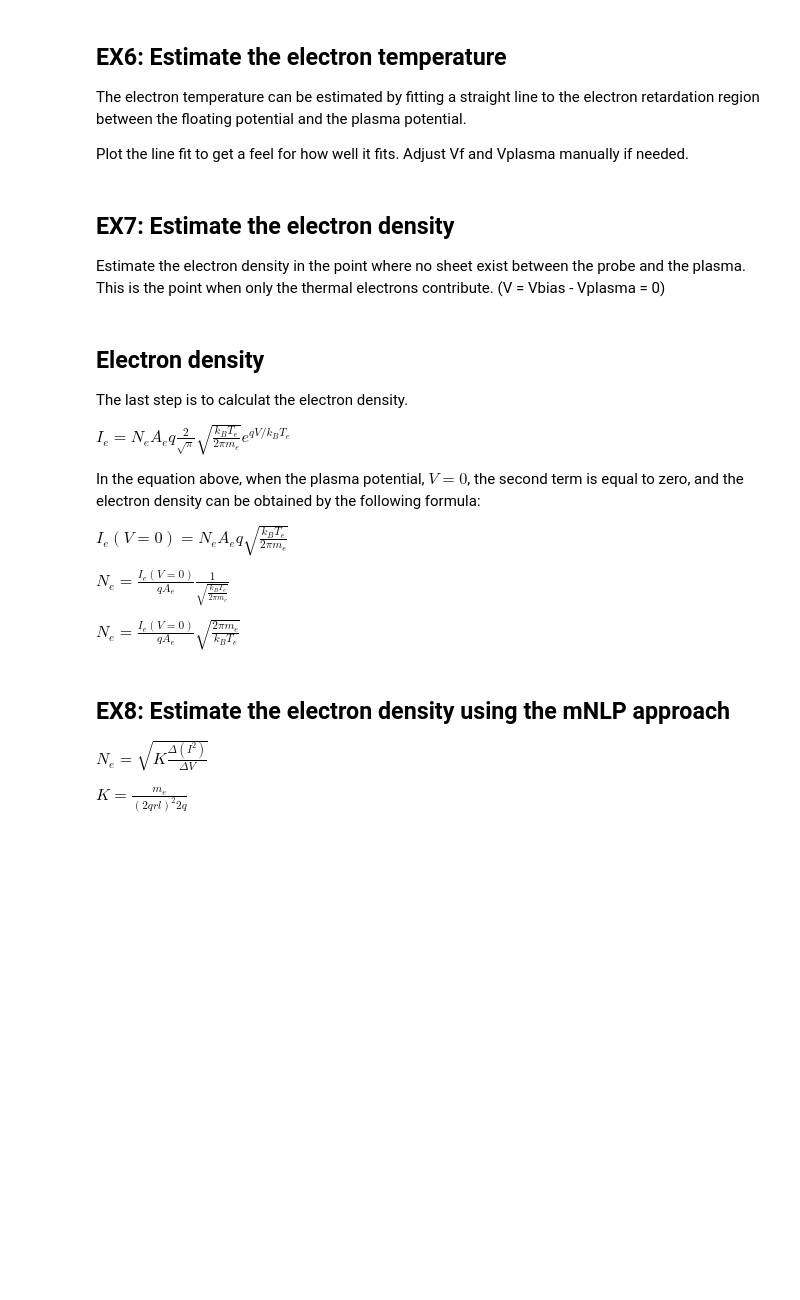
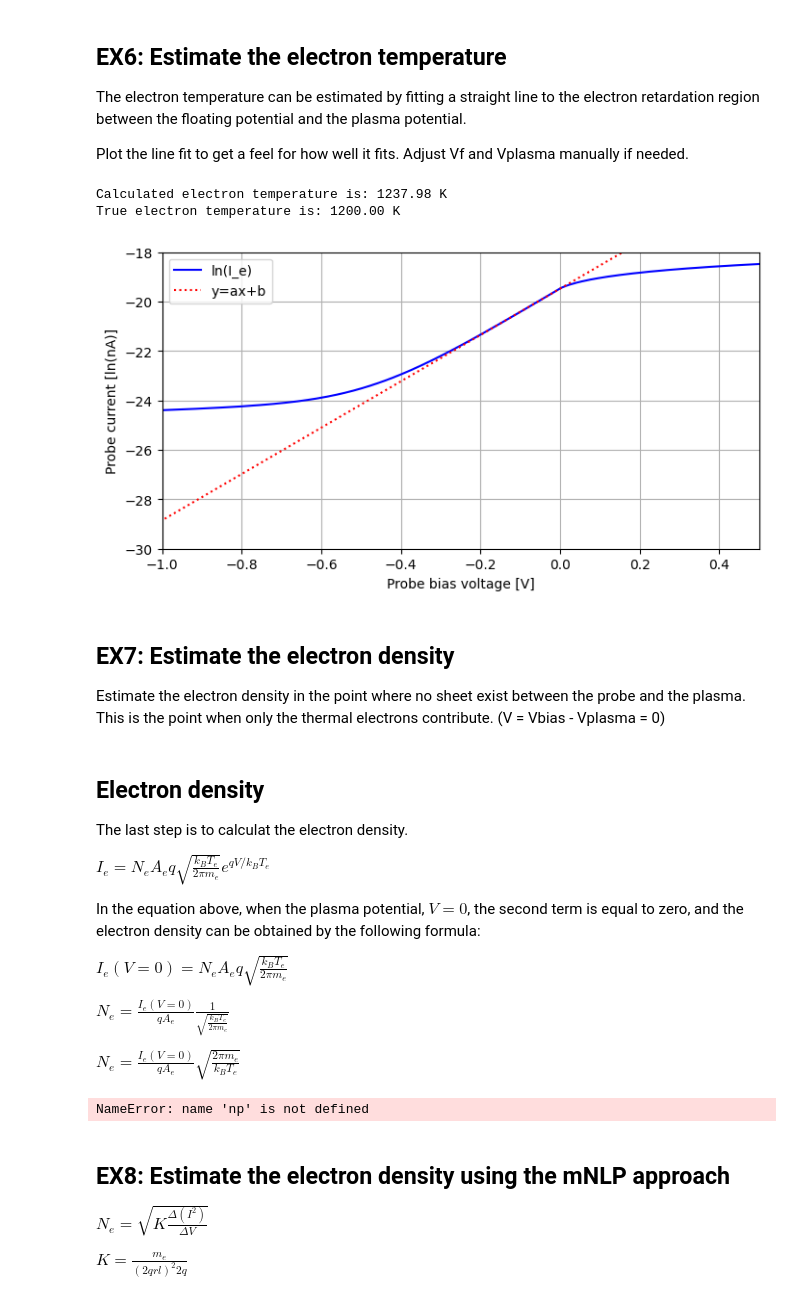
Before and after one commit to nikizxx/agf223-temp_nick, a Jupyter notebook: Langmuir_probe.ipynb, the cells around one changed output. Cells and saved outputs as stored; diff of their text form; code cells hidden in the pictures; blank space fills up the shorter version.

```diff
--- a/Langmuir_probe.ipynb
+++ b/Langmuir_probe.ipynb
@@ -256,3 +339,9 @@ An estimate for the floating potential can be found by finding voltage at which
 the total current is 0, or if we take the absolute value of the current, the voltage at which the current is the lowest.
 # %%
 # Solution EX4
+
+floating_potential_idx = np.abs(probe_current).argmin()
+
+floating_potential = probe_bias[floating_potential_idx]
+
+print("The floating potential is: {:.2f} V".format(floating_potential))
@@ -275,6 +395,47 @@ the floating potential and the plasma potential.
 Plot the line fit to get a feel for how well it fits. Adjust Vf and Vplasma manually if needed.
 # %%
 # Solution EX6
+
+# Extract only the data from the retardation region
+
+retardation_idx = (probe_bias > floating_potential + 0.3)  & (probe_bias < plasma_potential)
+
+# Extract the ln(current_e)
+probe_current_ret = np.log(probe_current_e[retardation_idx])
+probe_bias_ret = probe_bias[retardation_idx]
+
+
+
+# Fit a straight line to the
+[slope_ret, b], pcov = curve_fit(straight_line,probe_bias_ret, probe_current_ret)
+
+fit_line = slope_ret * probe_bias + b
+
+# Check the fit and iterate
+fig = plt.figure(figsize=(8,4))
+ax = fig.add_subplot(111)
+
+
+# Plot the result, iterate to find the best fit
+ax.set_xlabel("Probe bias voltage [V]")
+ax.set_ylabel("Probe current [ln(nA)]")
+ax.grid()
+
+ax.plot(probe_bias, np.log(np.abs(probe_current_e)),"b-",label="ln(I_e)")
+ax.plot(probe_bias, fit_line,"r:", label="y=ax+b")
+ax.set_xlim(-1,0.5)
+ax.set_ylim(-30,-18)
+ax.legend()
+
+
+Te_calc = sc.e / (sc.k * slope_ret)
+
+print("Calculated electron temperature is: {:.2f} K".format(Te_calc))
+print("True electron temperature is: {:.2f} K".format(T))
+# %% [output]
+Calculated electron temperature is: 1237.98 K
+True electron temperature is: 1200.00 K
+[figure, added]
 # %% [markdown]
 ## EX7: Estimate the electron density
 
@@ -285,7 +446,7 @@ Estimate the electron density in the point where no sheet exist between the prob
 The last step is to calculat the electron density.
 
 
-$I_e=N_eA_eq\frac{2}{\sqrt{\pi}} \sqrt{\frac{k_BT_e}{2\pi m_e}}e^{qV/k_BT_e}$
+$I_e=N_eA_e q\sqrt{\frac{k_BT_e}{2\pi m_e}}e^{qV/k_BT_e}$
 
 In the equation above, when the plasma potential, $V = 0$, the second term is equal to zero, and the electron density can be obtained by the following formula:
 
@@ -297,6 +458,22 @@ $N_e = \frac{I_e(V=0)}{qA_e}\sqrt{ \frac{2\pi m_e}{k_BT_e} }$
 # %%
 # The last step is to calculate the electron density
 # Find index where V = 0, Vb-Vp = 0)
+
+
+i_vp_idx = np.abs(probe_bias - plasma_potential).argmin()
+i_vp = probe_current_e[i_vp_idx]
+
+
+K = (np.sqrt( (2*np.pi*sc.m_e) / (sc.k*Te_calc) ))/(sc.e*probe_area)
+
+Ne = i_vp *K
+
+
+
+print("Calucalated Ne: {0:.4e}".format(Ne))
+print("True Ne: {0:.4e}".format(N))
+# %% [output]
+NameError: name 'np' is not defined
 # %% [markdown]
 ## EX8: Estimate the electron density using the mNLP approach
 
```
Also changed, not shown: parts of 6 cells of this notebook.
